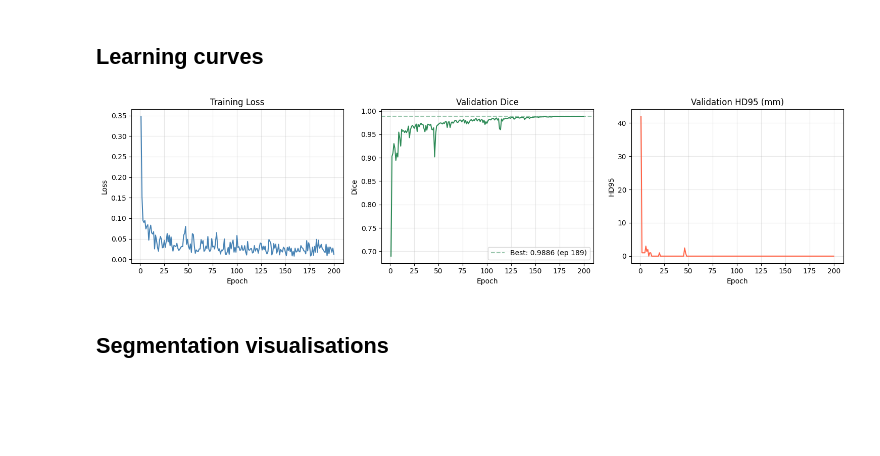
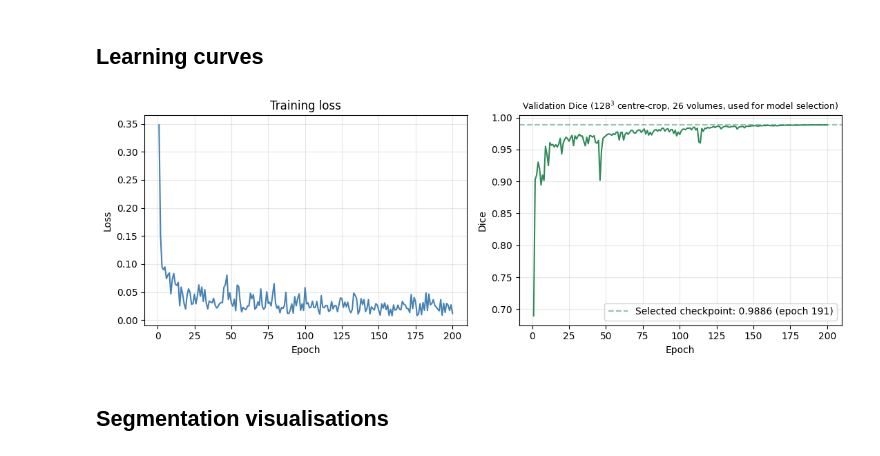
Before and after one commit to AdebanjiAdelowo/abdominal-ct-segmentation, a Jupyter notebook: notebooks/results.ipynb, the cells around one changed output. Drawn from its saved outputs; the diff is of its cells as text; code cells hidden in the pictures; blank space fills up the shorter version.

```diff
--- a/notebooks/results.ipynb
+++ b/notebooks/results.ipynb
@@ -31,0 +13,19 @@ Final train loss: 0.0122
+# %%
+with open(METRICS_CSV) as f:
+    rows = list(csv.DictReader(f))
+epoch = np.array([int(r['epoch']) for r in rows])
+train_loss = np.array([float(r['train_loss']) for r in rows])
+val_dice = np.array([float(r['val_dice']) for r in rows])
+
+# The selected checkpoint's epoch (191) is stored in best.pth metadata (read in the 2026-09-15 audit; the file
+# has since been lost). metrics.csv is rounded to 4 d.p. and shows several epochs tied at the maximum, so the
+# CSV alone cannot identify the selected epoch.
+SELECTED_CHECKPOINT_EPOCH = 191
+best_dice = val_dice.max()
+n_tied = int((val_dice == best_dice).sum())
+print(f"Epochs trained           : {len(epoch)}")
+print(f"Best val Dice (4 d.p.)   : {best_dice:.4f}  (26-volume 128^3 centre-cropped validation split used for model selection)")
+print(f"Epochs tied at that value: {n_tied} (CSV is rounded to 4 d.p.)")
+print(f"Selected checkpoint epoch: {SELECTED_CHECKPOINT_EPOCH}  (from checkpoint metadata)")
+print(f"Final train loss         : {train_loss[-1]:.4f}")
+print("The logged val_hd95 column used an invalid metric and is deliberately not shown.")
@@ -32,34 +39,28 @@ Final train loss: 0.0122
 # %% [markdown]
 ## Learning curves
 # %%
-fig, axes = plt.subplots(1, 3, figsize=(15, 4))
+fig, axes = plt.subplots(1, 2, figsize=(11, 4))
 
-axes[0].plot(df['epoch'], df['train_loss'], color='steelblue')
-axes[0].set_title('Training Loss')
+axes[0].plot(epoch, train_loss, color='steelblue')
+axes[0].set_title('Training loss')
 axes[0].set_xlabel('Epoch')
 axes[0].set_ylabel('Loss')
 axes[0].grid(True, alpha=0.3)
 
-axes[1].plot(df['epoch'], df['val_dice'], color='seagreen')
-axes[1].axhline(best['val_dice'], color='seagreen', linestyle='--', alpha=0.5,
-                label=f"Best: {best['val_dice']:.4f} (ep {int(best['epoch'])})")
-axes[1].set_title('Validation Dice')
+axes[1].plot(epoch, val_dice, color='seagreen')
+axes[1].axhline(best_dice, color='seagreen', linestyle='--', alpha=0.5,
+                label=f"Selected checkpoint: {best_dice:.4f} (epoch {SELECTED_CHECKPOINT_EPOCH})")
+axes[1].set_title('Validation Dice (128$^3$ centre-crop, 26 volumes, used for model selection)', fontsize=9)
 axes[1].set_xlabel('Epoch')
 axes[1].set_ylabel('Dice')
 axes[1].legend()
 axes[1].grid(True, alpha=0.3)
 
-axes[2].plot(df['epoch'], df['val_hd95'], color='tomato')
-axes[2].set_title('Validation HD95 (mm)')
-axes[2].set_xlabel('Epoch')
-axes[2].set_ylabel('HD95')
-axes[2].grid(True, alpha=0.3)
-
 plt.tight_layout()
 plt.savefig(RESULTS_DIR / 'learning_curves.png', dpi=150, bbox_inches='tight')
 plt.show()
 # %% [output]
-[figure, old version]
+[figure, new version]
 # %% [markdown]
 ## Segmentation visualisations
 # %%
```
Also changed, not shown: parts of 3 cells of this notebook, 20 other files.
